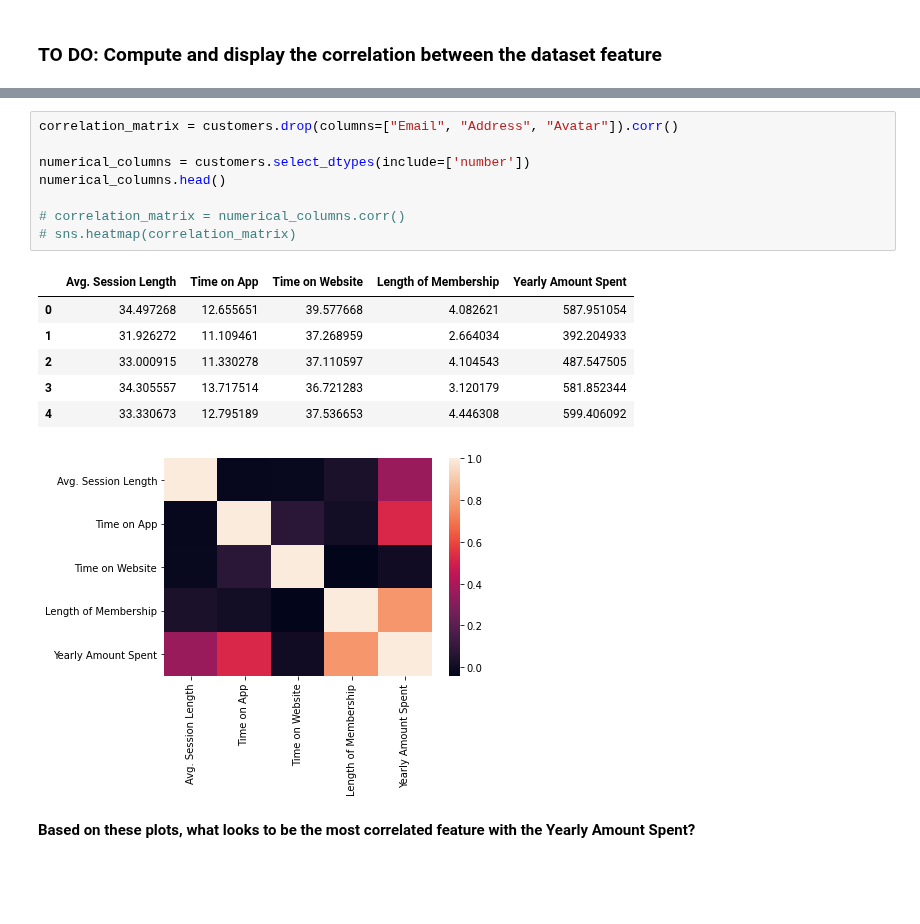
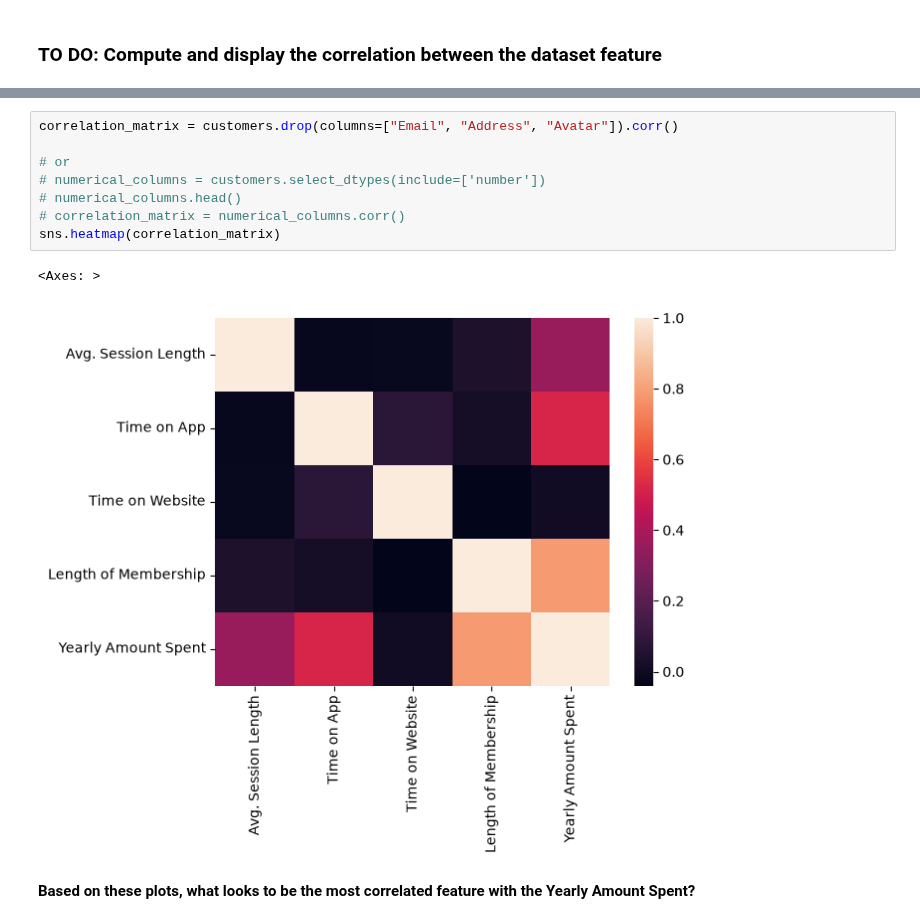
Before and after one commit to FenghuangH/Python, a Jupyter notebook: Linear Regression with Python - Case Study.ipynb, the cells around one changed output, grey strips where cells are left out. Drawn from its saved outputs; the diff is of its cells as text; blank space fills up the shorter version.

```diff
--- a/Linear Regression with Python - Case Study.ipynb
+++ b/Linear Regression with Python - Case Study.ipynb
@@ -139,19 +160,14 @@ customers.drop(columns=["Email", "Address", "Avatar"]).corr()
 # %%
 correlation_matrix = customers.drop(columns=["Email", "Address", "Avatar"]).corr()
 
-numerical_columns = customers.select_dtypes(include=['number'])
-numerical_columns.head()
-
+# or
+# numerical_columns = customers.select_dtypes(include=['number'])
+# numerical_columns.head()
 # correlation_matrix = numerical_columns.corr()
-# sns.heatmap(correlation_matrix)
+sns.heatmap(correlation_matrix)
 # %% [output]
-|  | Avg. Session Length | Time on App | Time on Website | Length of Membership | Yearly Amount Spent |
-| 0 | 34.497268 | 12.655651 | 39.577668 | 4.082621 | 587.951054 |
-| 1 | 31.926272 | 11.109461 | 37.268959 | 2.664034 | 392.204933 |
-| 2 | 33.000915 | 11.330278 | 37.110597 | 4.104543 | 487.547505 |
-| 3 | 34.305557 | 13.717514 | 36.721283 | 3.120179 | 581.852344 |
-| 4 | 33.330673 | 12.795189 | 37.536653 | 4.446308 | 599.406092 |
+<Axes: >
-[figure, old version]
+[figure, new version]
 # %% [markdown]
 **Based on these plots, what looks to be the most correlated feature with the Yearly Amount Spent?**
 # %% [markdown]
```
Also changed, not shown: parts of 17 cells of this notebook, 7 other files.
